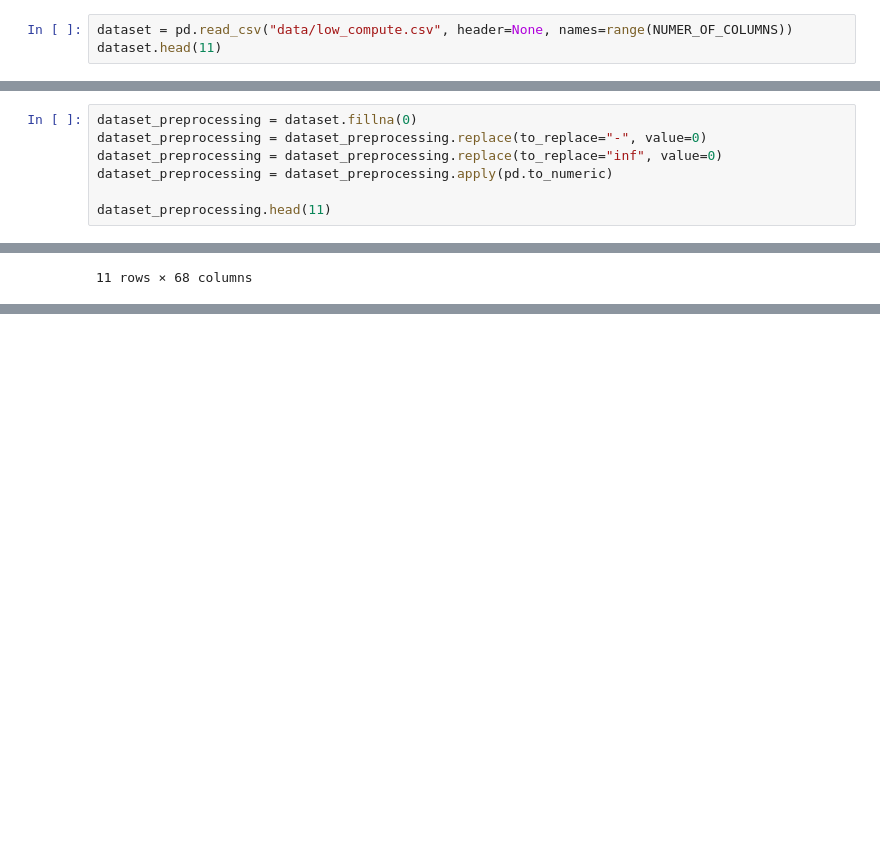
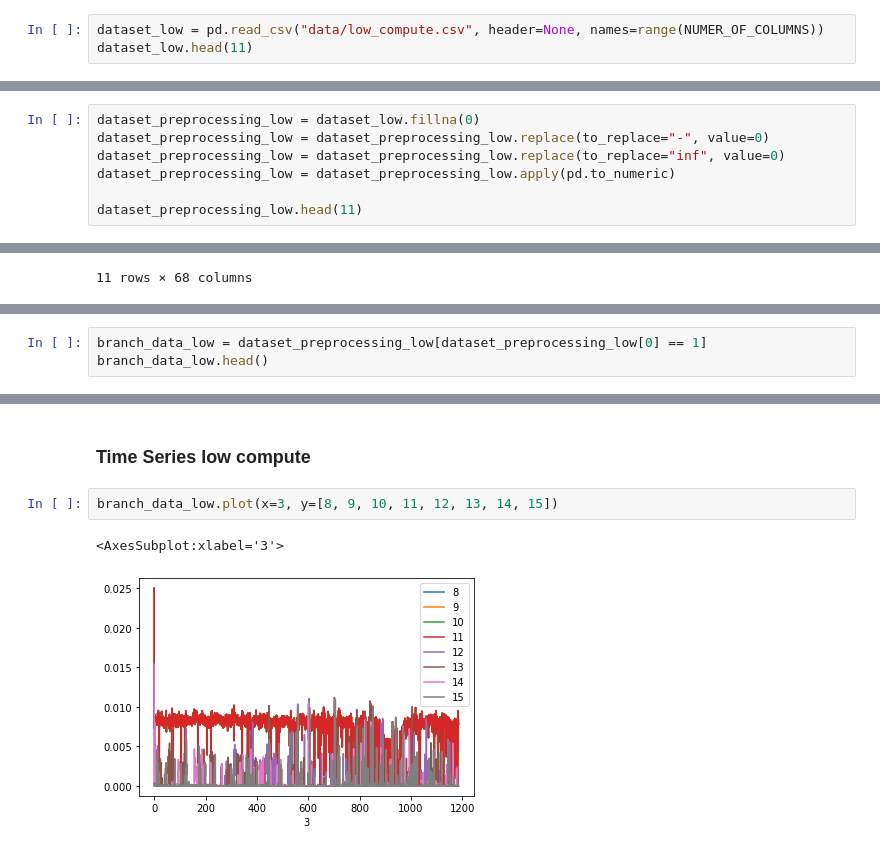
Before and after one commit to olihofmann/cas-aml, a Jupyter notebook: crypto-ransomware-detection/data-exploration.ipynb, the cells around one changed output, grey strips where cells are left out. Drawn from its saved outputs; the diff is of its cells as text; blank space fills up the shorter version.

Commit message:
Add data for high and ransomware compute

```diff
--- a/crypto-ransomware-detection/data-exploration.ipynb
+++ b/crypto-ransomware-detection/data-exploration.ipynb
@@ -8,6 +10,6 @@ NUMER_OF_COLUMNS = 68
 # %%
-dataset = pd.read_csv("data/low_compute.csv", header=None, names=range(NUMER_OF_COLUMNS))
-dataset.head(11)
+dataset_low = pd.read_csv("data/low_compute.csv", header=None, names=range(NUMER_OF_COLUMNS))
+dataset_low.head(11)
 # %% [output]
 |  | 0 | 1 | 2 | 3 | 4 | 5 | 6 | 7 | 8 | 9 | ... | ... |
 | 0 | 1 | 8 | 8 | 0.024988 | 0.025000 | 0.025000 | 0.025000 | 0.025000 | 0.025000 | 0.025000 | ... | ... |
@@ -45,12 +125,12 @@ memory usage: 22.4+ MB
 # %% [markdown]
 ### Preprocessing steps
 # %%
-dataset_preprocessing = dataset.fillna(0)
-dataset_preprocessing = dataset_preprocessing.replace(to_replace="-", value=0)
-dataset_preprocessing = dataset_preprocessing.replace(to_replace="inf", value=0)
-dataset_preprocessing = dataset_preprocessing.apply(pd.to_numeric)
+dataset_preprocessing_low = dataset_low.fillna(0)
+dataset_preprocessing_low = dataset_preprocessing_low.replace(to_replace="-", value=0)
+dataset_preprocessing_low = dataset_preprocessing_low.replace(to_replace="inf", value=0)
+dataset_preprocessing_low = dataset_preprocessing_low.apply(pd.to_numeric)
 
-dataset_preprocessing.head(11)
+dataset_preprocessing_low.head(11)
 # %% [output]
 |  | 0 | 1 | 2 | 3 | 4 | 5 | 6 | 7 | 8 | 9 | ... | ... |
 | 0 | 1 | 8 | 8 | 0.024988 | 0.025000 | 0.025000 | 0.025000 | 0.025000 | 0.025000 | 0.025000 | ... | ... |
@@ -105,0 +252,3 @@ branch_data.plot(x=3, y=4)
+# %%
+branch_data_low = dataset_preprocessing_low[dataset_preprocessing_low[0] == 1]
+branch_data_low.head()
@@ -105,0 +285,7 @@ branch_data.plot(x=3, y=4)
+# %% [markdown]
+### Time Series low compute
+# %%
+branch_data_low.plot(x=3, y=[8, 9, 10, 11, 12, 13, 14, 15])
+# %% [output]
+<AxesSubplot:xlabel='3'>
+[figure, added]
```
Also changed, not shown: parts of 24 cells of this notebook, 2 other files.
